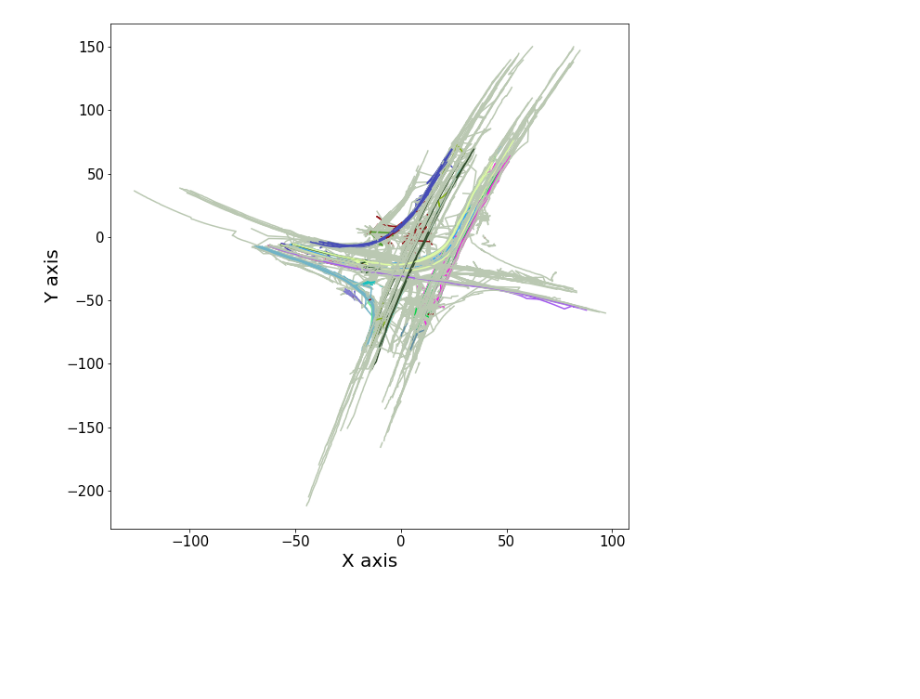
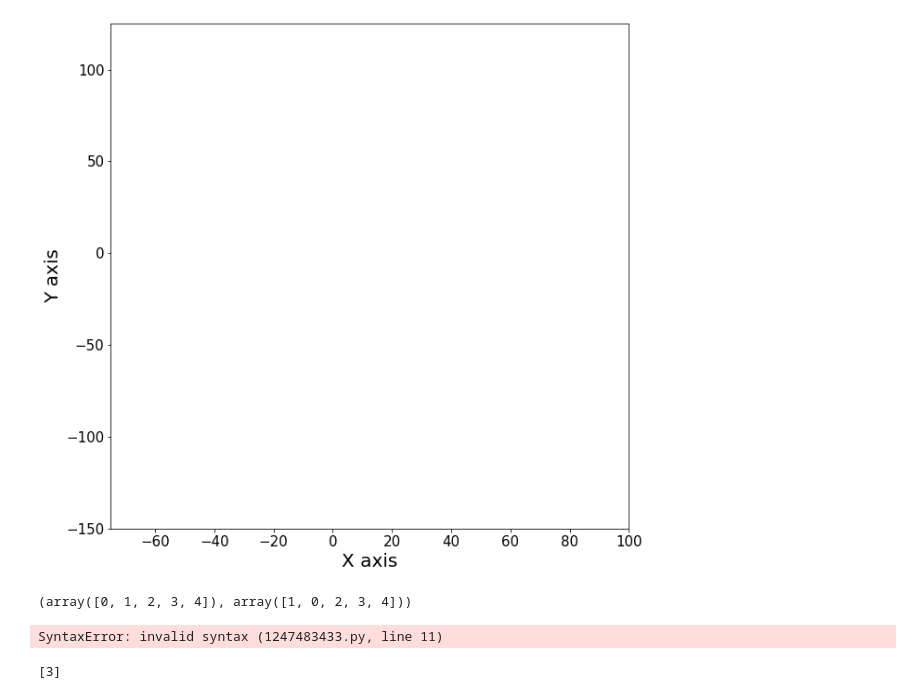
Before and after one commit to jksdbks123/Lidar-Tracker, a Jupyter notebook: MOT test .ipynb, the cells around one changed output. Cells and saved outputs as stored; diff of their text form; code cells hidden in the pictures; blank space fills up the shorter version.

```diff
--- a/MOT test .ipynb
+++ b/MOT test .ipynb
@@ -17,7 +19,7 @@ Traj_len = []
 Traj_v = []
 for traj in Traj_set:
     coord = np.array(traj.loc[:,['Coord_X_est','Coord_Y_est']])
-    if len(coord) == 0:
+    if len(coord) < 20:
         continue
     velocity = np.array(traj.loc[:,'Speed_est'])
     Traj_len.append(len(coord))
@@ -71,0 +69,8 @@ db = DBSCAN(eps = 100,min_samples=5,metric='precomputed')
+# %%
+np.random.seed(20)
+color_map = np.random.random((100,3))
+color_map = np.concatenate([color_map,np.array([[1,1,1]])])
+db = DBSCAN(eps = 31,min_samples=7,metric='precomputed')
+# %%
+labels = db.fit_predict(dis_mat)
+np.unique(labels,return_counts=True)
@@ -71,0 +82,14 @@ db = DBSCAN(eps = 100,min_samples=5,metric='precomputed')
+# %%
+plt.figure(figsize=(10,10))
+for i,traj in enumerate(Traj_coords):
+    if labels[i] == -1:
+        continue
+    plt.plot(traj[:,0],traj[:,1],c = color_map[labels[i]],alpha = 0.2)
+plt.xlabel('X axis',fontsize = 20)
+plt.ylabel('Y axis',fontsize = 20)
+plt.xticks(fontsize = 15)
+plt.yticks(fontsize = 15)
+plt.xlim(-75,100)
+plt.ylim(-150,125)
+# plt.savefig('../../../../Presentation/FIG/RESULT_dtw.png',dpi = 600)
+plt.show()
@@ -72,12 +98,16 @@ db = DBSCAN(eps = 100,min_samples=5,metric='precomputed')
 # %%
 plt.figure(figsize=(10,10))
 for i,traj in enumerate(Traj_coords):
-    plt.plot(traj[:,0],traj[:,1],c = color_map[labels[i]])
+    if labels[i] == -1:
+        plt.plot(traj[:,0],traj[:,1],c = color_map[labels[i]])
+
 plt.xlabel('X axis',fontsize = 20)
 plt.ylabel('Y axis',fontsize = 20)
 plt.xticks(fontsize = 15)
 plt.yticks(fontsize = 15)
-# plt.savefig('../../../../Presentation/FIG/RESULT.png',dpi = 600)
+plt.xlim(-75,100)
+plt.ylim(-150,125)
+# plt.savefig('../../../../Presentation/FIG/RESULT_dtw.png',dpi = 600)
 plt.show()
 # %% [output]
-[figure, old version]
+[figure, new version]
@@ -83,0 +124,22 @@ plt.show()
+# %%
+linear_sum_assignment(ass_mat)
+# %% [output]
+(array([0, 1, 2, 3, 4]), array([1, 0, 2, 3, 4]))
+# %%
+ass_glb,ass_lab = [],[]
+ass_glb_fur,ass_lab_fur = [],[]
+for i,p in enumerate(ass_mat):
+    if (p != 0).sum() == 1:
+        ass_glb.append(i)
+        ass_lab.append(np.where(p!=0)[0][0])
+    else:
+        ass_glb_fur.append(i)
+        ass_lab_fur.append(np.where(p!=0)[0])
+if len(ass_lab_fur) > 0:
+    for
+# %% [output]
+SyntaxError: invalid syntax (1247483433.py, line 11)
+# %%
+ass_glb_fur
+# %% [output]
+[3]
```
Also changed, not shown: parts of 16 cells of this notebook, 2 other files.
